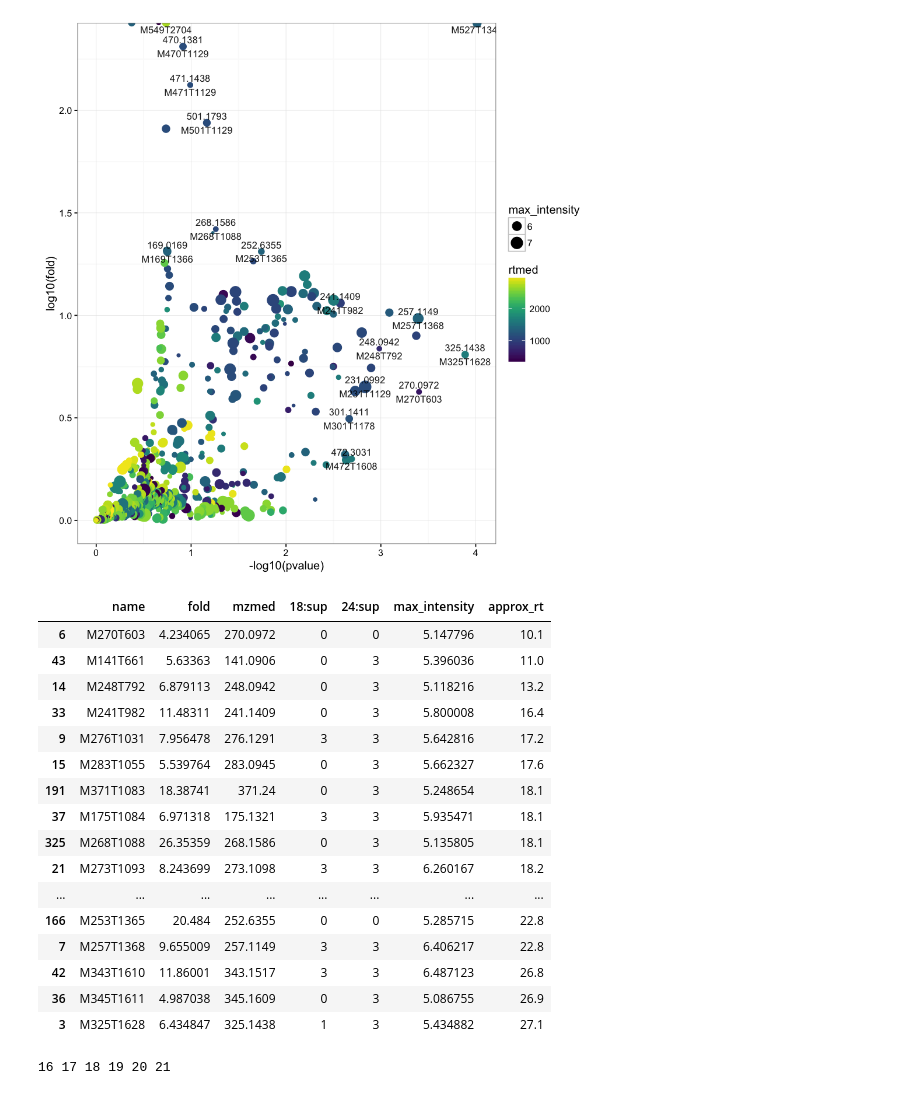
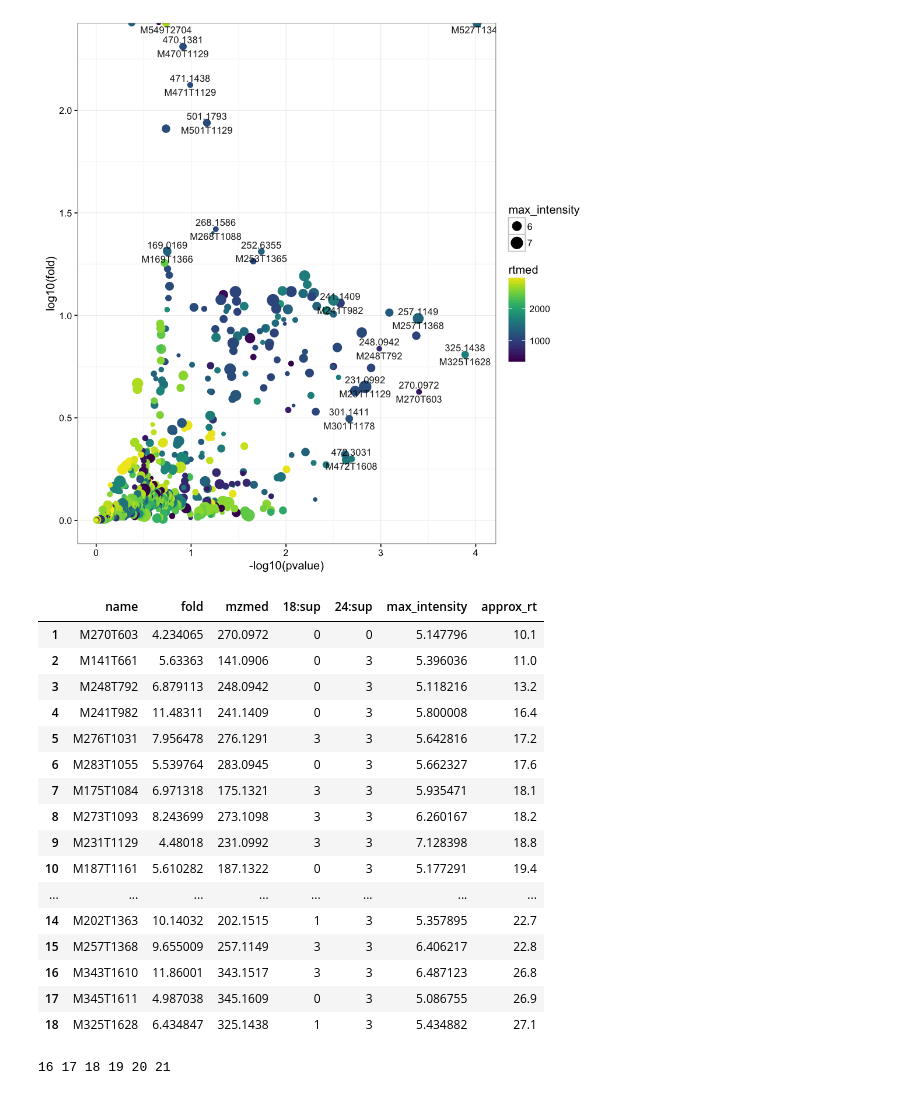
Before and after one commit to tentrillion/ipython_notebooks, a Jupyter notebook: strain_24_vs_strain_18.ipynb, the cells around one changed output. Drawn from its saved outputs; the diff is of its cells as text; code cells hidden in the pictures.

```diff
--- a/strain_24_vs_strain_18.ipynb
+++ b/strain_24_vs_strain_18.ipynb
@@ -47,41 +47,42 @@ Loading required package: multtest
 # %%
 # simplify the name of the diffReport() to save typing
 mydf <- myreport[['reporttab']]
 
 # filter out features as described above and sort by retention time
 mydf <- mydf[mydf$fold > 2 & mydf$npeaks <= 6 & mydf$pvalue < 0.1,]
 mydf <- mydf[order(mydf$rtmed), ]
 
 # group features by approxiamte retention time
 mydf$approx_rt <- sprintf('%.1f', as.numeric(str_extract(mydf$name, '(?<=T)[0-9]*'))/60)
 
 # dplyr is awesome
 
 my_cols <- which(names(mydf) %in% c('name', 'approx_rt', 'mzmed', 'max_intensity', 'fold', '18:sup', '24:sup'))
 summary_table <- mydf %>%
     group_by(approx_rt) %>%
+    filter(max(max_intensity)==max_intensity) %>%
     select(my_cols)
 
 # show the results
 summary_table
 # %% [output]
 |  | name | fold | mzmed | 18:sup | 24:sup | max_intensity | approx_rt |
-| 6 | M270T603 | 4.234065 | 270.0972 | 0 | 0 | 5.147796 | 10.1 |
-| 43 | M141T661 | 5.63363 | 141.0906 | 0 | 3 | 5.396036 | 11.0 |
-| 14 | M248T792 | 6.879113 | 248.0942 | 0 | 3 | 5.118216 | 13.2 |
-| 33 | M241T982 | 11.48311 | 241.1409 | 0 | 3 | 5.800008 | 16.4 |
-| 9 | M276T1031 | 7.956478 | 276.1291 | 3 | 3 | 5.642816 | 17.2 |
-| 15 | M283T1055 | 5.539764 | 283.0945 | 0 | 3 | 5.662327 | 17.6 |
-| 191 | M371T1083 | 18.38741 | 371.24 | 0 | 3 | 5.248654 | 18.1 |
-| 37 | M175T1084 | 6.971318 | 175.1321 | 3 | 3 | 5.935471 | 18.1 |
-| 325 | M268T1088 | 26.35359 | 268.1586 | 0 | 3 | 5.135805 | 18.1 |
-| 21 | M273T1093 | 8.243699 | 273.1098 | 3 | 3 | 6.260167 | 18.2 |
+| 1 | M270T603 | 4.234065 | 270.0972 | 0 | 0 | 5.147796 | 10.1 |
+| 2 | M141T661 | 5.63363 | 141.0906 | 0 | 3 | 5.396036 | 11.0 |
+| 3 | M248T792 | 6.879113 | 248.0942 | 0 | 3 | 5.118216 | 13.2 |
+| 4 | M241T982 | 11.48311 | 241.1409 | 0 | 3 | 5.800008 | 16.4 |
+| 5 | M276T1031 | 7.956478 | 276.1291 | 3 | 3 | 5.642816 | 17.2 |
+| 6 | M283T1055 | 5.539764 | 283.0945 | 0 | 3 | 5.662327 | 17.6 |
+| 7 | M175T1084 | 6.971318 | 175.1321 | 3 | 3 | 5.935471 | 18.1 |
+| 8 | M273T1093 | 8.243699 | 273.1098 | 3 | 3 | 6.260167 | 18.2 |
+| 9 | M231T1129 | 4.48018 | 231.0992 | 3 | 3 | 7.128398 | 18.8 |
+| 10 | M187T1161 | 5.610282 | 187.1322 | 0 | 3 | 5.177291 | 19.4 |
 | ... | ... | ... | ... | ... | ... | ... | ... |
-| 166 | M253T1365 | 20.484 | 252.6355 | 0 | 0 | 5.285715 | 22.8 |
-| 7 | M257T1368 | 9.655009 | 257.1149 | 3 | 3 | 6.406217 | 22.8 |
-| 42 | M343T1610 | 11.86001 | 343.1517 | 3 | 3 | 6.487123 | 26.8 |
-| 36 | M345T1611 | 4.987038 | 345.1609 | 0 | 3 | 5.086755 | 26.9 |
-| 3 | M325T1628 | 6.434847 | 325.1438 | 1 | 3 | 5.434882 | 27.1 |
+| 14 | M202T1363 | 10.14032 | 202.1515 | 1 | 3 | 5.357895 | 22.7 |
+| 15 | M257T1368 | 9.655009 | 257.1149 | 3 | 3 | 6.406217 | 22.8 |
+| 16 | M343T1610 | 11.86001 | 343.1517 | 3 | 3 | 6.487123 | 26.8 |
+| 17 | M345T1611 | 4.987038 | 345.1609 | 0 | 3 | 5.086755 | 26.9 |
+| 18 | M325T1628 | 6.434847 | 325.1438 | 1 | 3 | 5.434882 | 27.1 |
 # %%
 # plot EICs for filtered features
 
```
Also changed, not shown: parts of 8 cells of this notebook.
